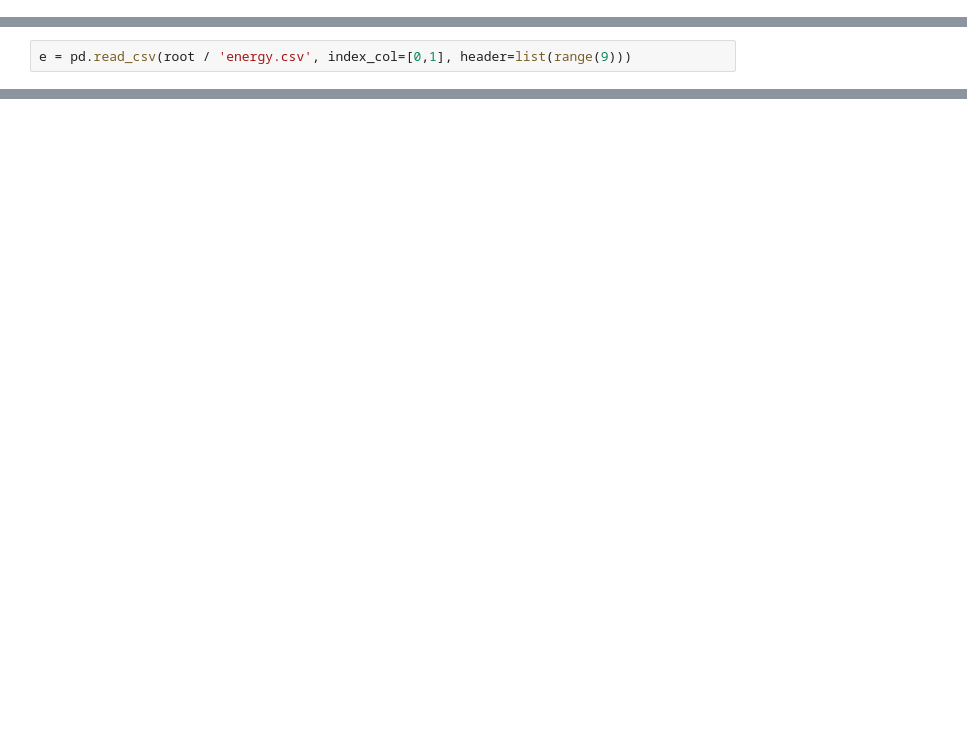
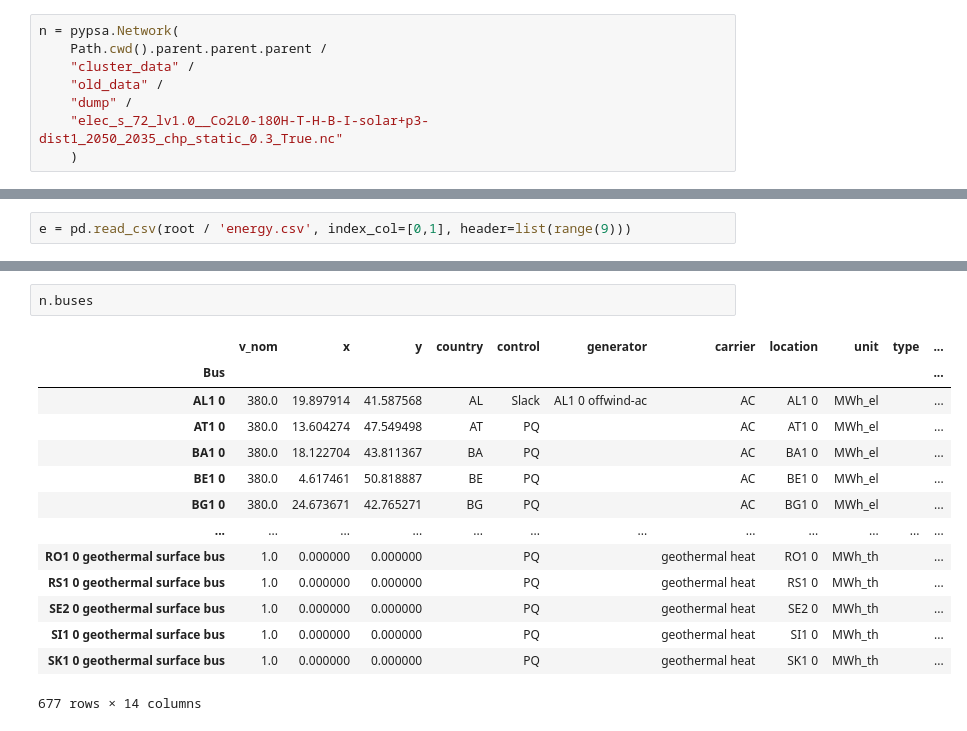
Before and after one commit to LukasFrankenQ/egs_market_integration, a Jupyter notebook: notebooks/plot_total_energy.ipynb, the cells around one changed output, grey strips where cells are left out. Drawn from its saved outputs; the diff is of its cells as text; blank space fills up the shorter version.

```diff
--- a/notebooks/plot_total_energy.ipynb
+++ b/notebooks/plot_total_energy.ipynb
@@ -13,0 +24,8 @@ root = Path.cwd().parent.parent.parent / "cluster_data" / "breyer_sweep" / "join
+# %%
+n = pypsa.Network(
+    Path.cwd().parent.parent.parent /
+    "cluster_data" /
+    "old_data" /
+    "dump" /
+    "elec_s_72_lv1.0__Co2L0-180H-T-H-B-I-solar+p3-dist1_2050_2035_chp_static_0.3_True.nc"
+    )
@@ -96,0 +243,17 @@ dtype: float64
+# %%
+n.buses
+# %% [output]
+|  | v_nom | x | y | country | control | generator | carrier | location | unit | type | ... |
+| Bus |  |  |  |  |  |  |  |  |  |  | ... |
+| AL1 0 | 380.0 | 19.897914 | 41.587568 | AL | Slack | AL1 0 offwind-ac | AC | AL1 0 | MWh_el |  | ... |
+| AT1 0 | 380.0 | 13.604274 | 47.549498 | AT | PQ |  | AC | AT1 0 | MWh_el |  | ... |
+| BA1 0 | 380.0 | 18.122704 | 43.811367 | BA | PQ |  | AC | BA1 0 | MWh_el |  | ... |
+| BE1 0 | 380.0 | 4.617461 | 50.818887 | BE | PQ |  | AC | BE1 0 | MWh_el |  | ... |
+| BG1 0 | 380.0 | 24.673671 | 42.765271 | BG | PQ |  | AC | BG1 0 | MWh_el |  | ... |
+| ... | ... | ... | ... | ... | ... | ... | ... | ... | ... | ... | ... |
+| RO1 0 geothermal surface bus | 1.0 | 0.000000 | 0.000000 |  | PQ |  | geothermal heat | RO1 0 | MWh_th |  | ... |
+| RS1 0 geothermal surface bus | 1.0 | 0.000000 | 0.000000 |  | PQ |  | geothermal heat | RS1 0 | MWh_th |  | ... |
+| SE2 0 geothermal surface bus | 1.0 | 0.000000 | 0.000000 |  | PQ |  | geothermal heat | SE2 0 | MWh_th |  | ... |
+| SI1 0 geothermal surface bus | 1.0 | 0.000000 | 0.000000 |  | PQ |  | geothermal heat | SI1 0 | MWh_th |  | ... |
+| SK1 0 geothermal surface bus | 1.0 | 0.000000 | 0.000000 |  | PQ |  | geothermal heat | SK1 0 | MWh_th |  | ... |
+677 rows × 14 columns
```
Also changed, not shown: parts of 10 cells of this notebook.
